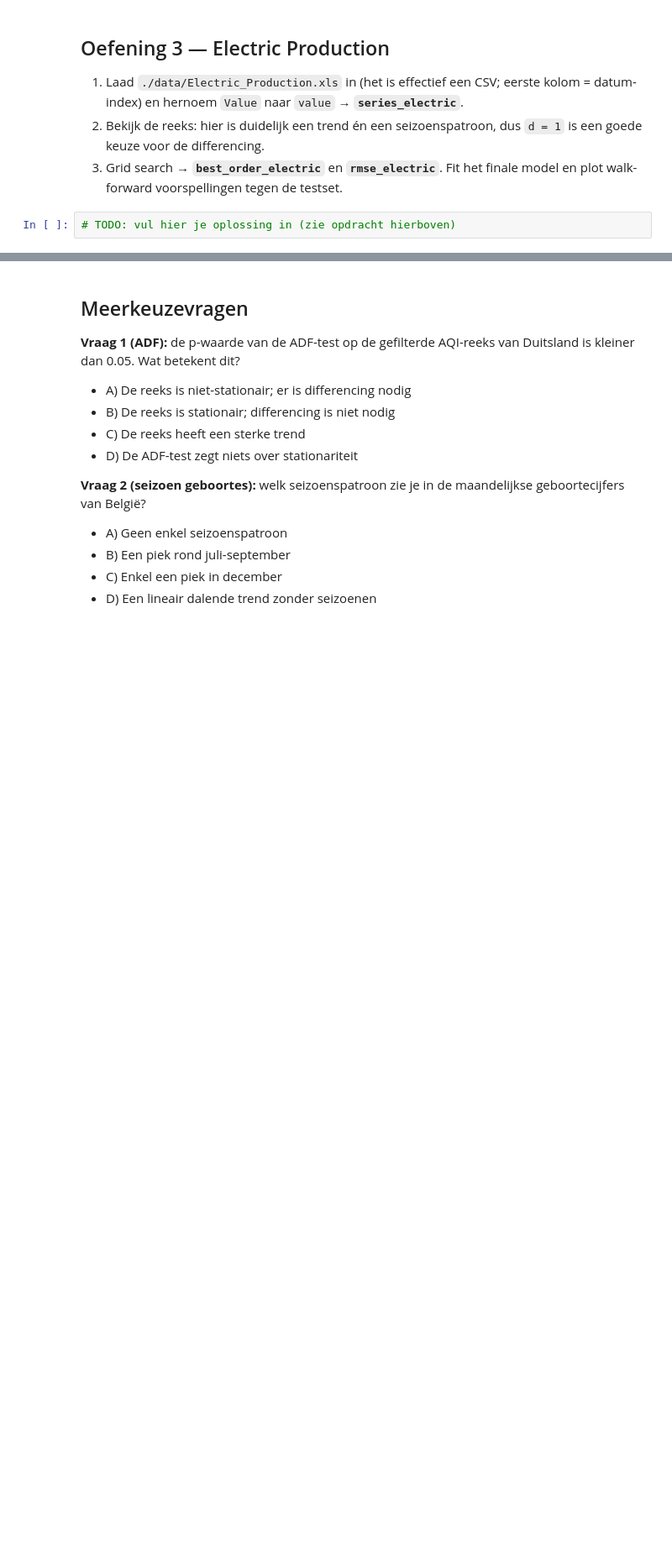
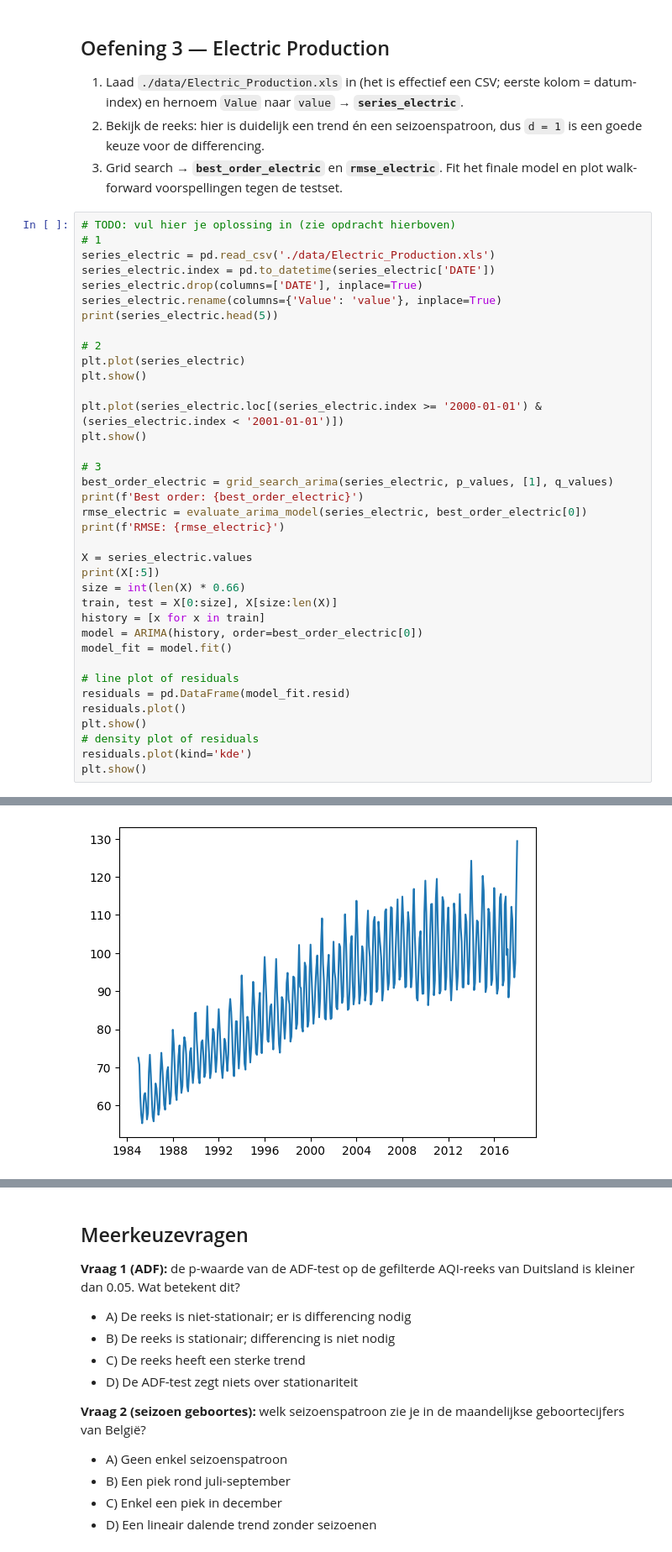
Before and after one commit to oleksandrtsyhanok/ML-Algo-student, a Jupyter notebook: exercises_with_checks/week04/arima_checkpoint_opgave.ipynb, the cells around one changed output, grey strips where cells are left out. Shown at 84% size. Saved outputs shown, nothing was run; the diff lists cells and outputs as text; blank space fills up the shorter version.

```diff
--- a/exercises_with_checks/week04/arima_checkpoint_opgave.ipynb
+++ b/exercises_with_checks/week04/arima_checkpoint_opgave.ipynb
@@ -190,3 +222,39 @@ p-waarde: 0.000899
    model en plot walk-forward voorspellingen tegen de testset.
 # %%
 # TODO: vul hier je oplossing in (zie opdracht hierboven)
+# 1
+series_electric = pd.read_csv('./data/Electric_Production.xls')
+series_electric.index = pd.to_datetime(series_electric['DATE'])
+series_electric.drop(columns=['DATE'], inplace=True)
+series_electric.rename(columns={'Value': 'value'}, inplace=True)
+print(series_electric.head(5))
+
+# 2
+plt.plot(series_electric)
+plt.show()
+
+plt.plot(series_electric.loc[(series_electric.index >= '2000-01-01') & (series_electric.index < '2001-01-01')])
+plt.show()
+
+# 3
+best_order_electric = grid_search_arima(series_electric, p_values, [1], q_values)
+print(f'Best order: {best_order_electric}')
+rmse_electric = evaluate_arima_model(series_electric, best_order_electric[0])
+print(f'RMSE: {rmse_electric}')
+
+X = series_electric.values
+print(X[:5])
+size = int(len(X) * 0.66)
+train, test = X[0:size], X[size:len(X)]
+history = [x for x in train]
+model = ARIMA(history, order=best_order_electric[0])
+model_fit = model.fit()
+
+# line plot of residuals
+residuals = pd.DataFrame(model_fit.resid)
+residuals.plot()
+plt.show()
+# density plot of residuals
+residuals.plot(kind='kde')
+plt.show()
+# %% [output]
@@ -192,0 +268 @@ p-waarde: 0.000899
+[figure, added]
```
Also changed, not shown: parts of 3 cells of this notebook, 2 other files.
